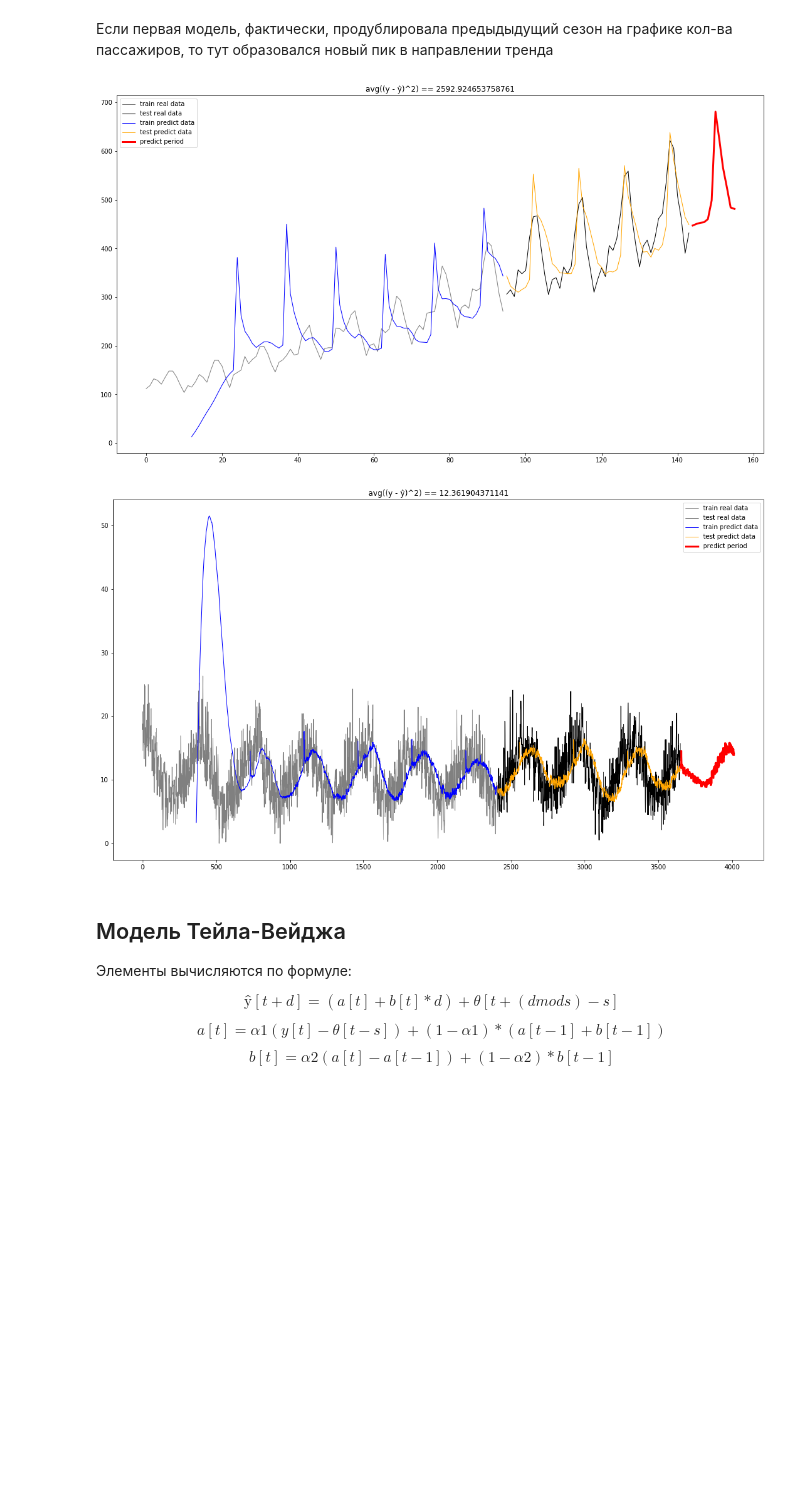
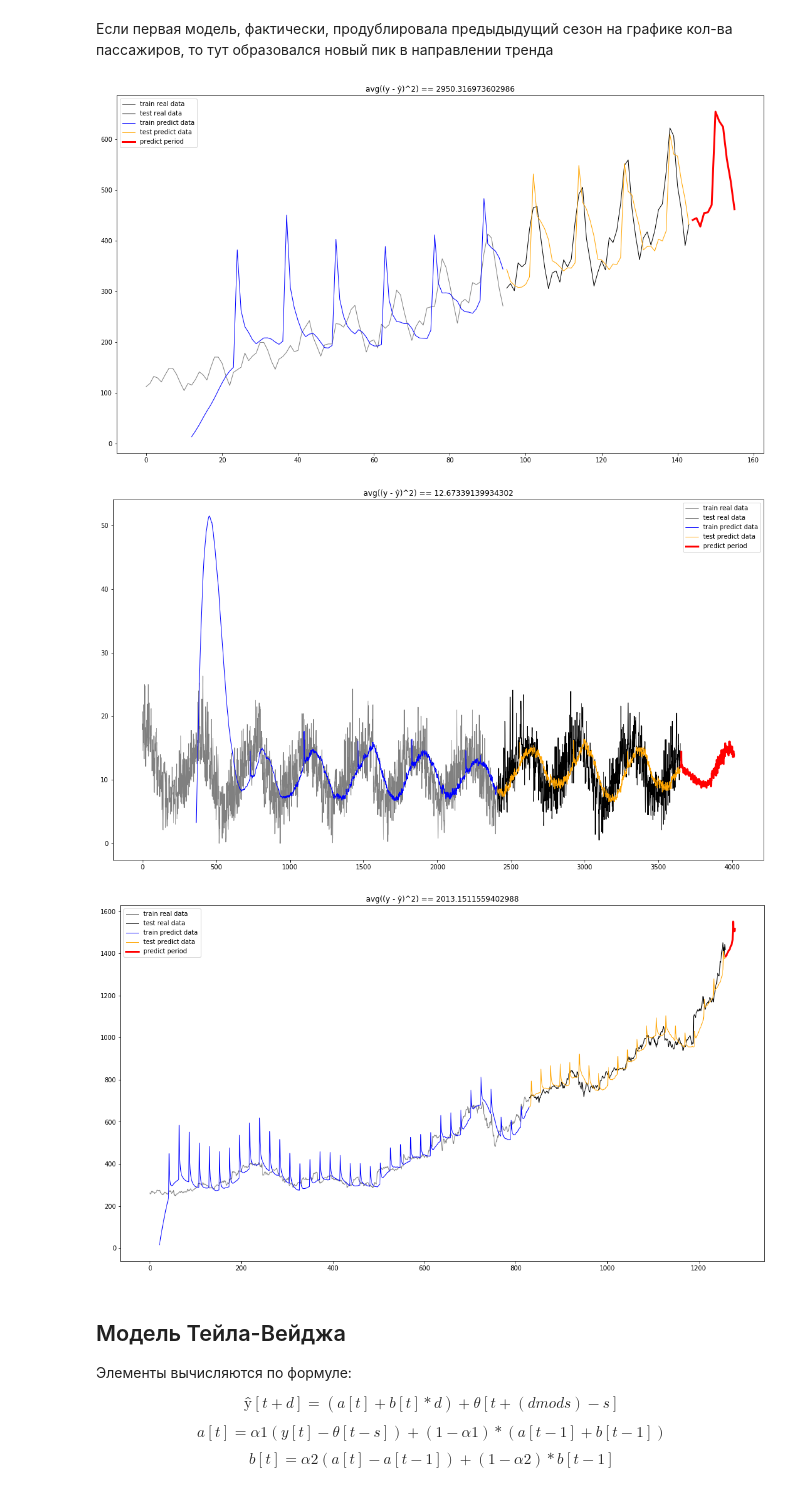
Before and after one commit to WtCrow/time_series_models, a Jupyter notebook: time_series_models.ipynb, the cells around one changed output. Cells and saved outputs as stored; diff of their text form; code cells hidden in the pictures; blank space fills up the shorter version.

```diff
--- a/time_series_models.ipynb
+++ b/time_series_models.ipynb
@@ -376,6 +388,7 @@ class WintersLineTrend:
         self.alpha3 = 1 / (p3 + 1)
         self.fit_chart = []
         self.last_prediction_y = 0
+        self.old_y = 0
 
     def fit(self, y):
         for i in range(len(y)):
@@ -393,6 +406,9 @@ class WintersLineTrend:
             self.o.append(o)
             self.last_prediction_y = (self.a + self.b) * self.o[t + 1 - self.s]
             self.fit_chart.append(self.last_prediction_y)
+
+        self.old_y = y[y.last_valid_index()]
+
         return self
 
     def predict_y(self, d=1):
@@ -405,22 +421,28 @@ class WintersLineTrend:
 
         old_a = self.a
         old_b = self.b
-        self.a = self.alpha1 * (new_y / self.o[i - self.s]) + (1 - self.alpha1) * (old_a + old_b)
+        self.a = self.alpha1 * (self.old_y / self.o[i - self.s]) + (1 - self.alpha1) * (old_a + old_b)
         self.b = self.alpha2 * (self.a - old_a) + (1 - self.alpha2) * old_b
-        o = self.alpha3 * (new_y/self.a) + (1 - self.alpha3) * self.o[i - self.s]
+        o = self.alpha3 * (self.old_y/self.a) + (1 - self.alpha3) * self.o[i - self.s]
 
         self.o.append(o)
         self.last_prediction_y = (self.a + self.b) * self.o[i + 1 - self.s]
+
+        self.old_y = new_y
 # %% [markdown]
 Если первая модель, фактически, продублировала предыдыдущий сезон на графике кол-ва пассажиров, то тут образовался новый пик в направлении тренда
 # %%
 start_model(WintersLineTrend(12, 6, 6, 12), *split_data(airlines), is_recalculate_model=False, predict_period=12)
 
 start_model(WintersLineTrend(55, 100, 15, 365), *split_data(temperature),
             predict_period=365, is_recalculate_model=False)
+
+start_model(WintersLineTrend(21, 21, 21, 21), *split_data(amazon),
+            predict_period=21, is_recalculate_model=False)
 # %% [output]
-[figure, old version]
+[figure, new version]
 [figure]
+[figure, added]
 # %% [markdown]
 ## Модель Тейла-Вейджа
 
```
Also changed, not shown: parts of 17 cells of this notebook.
